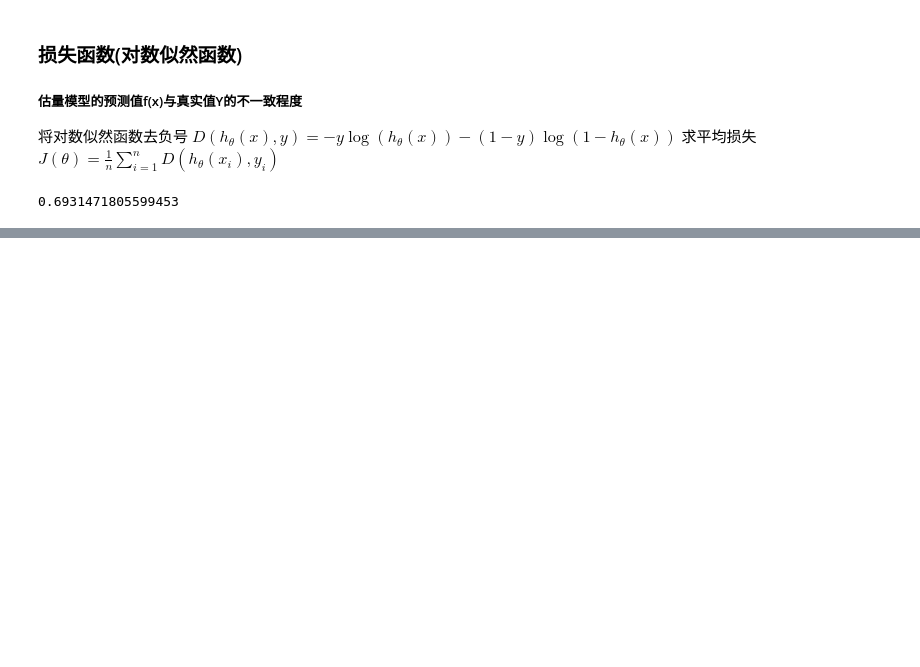
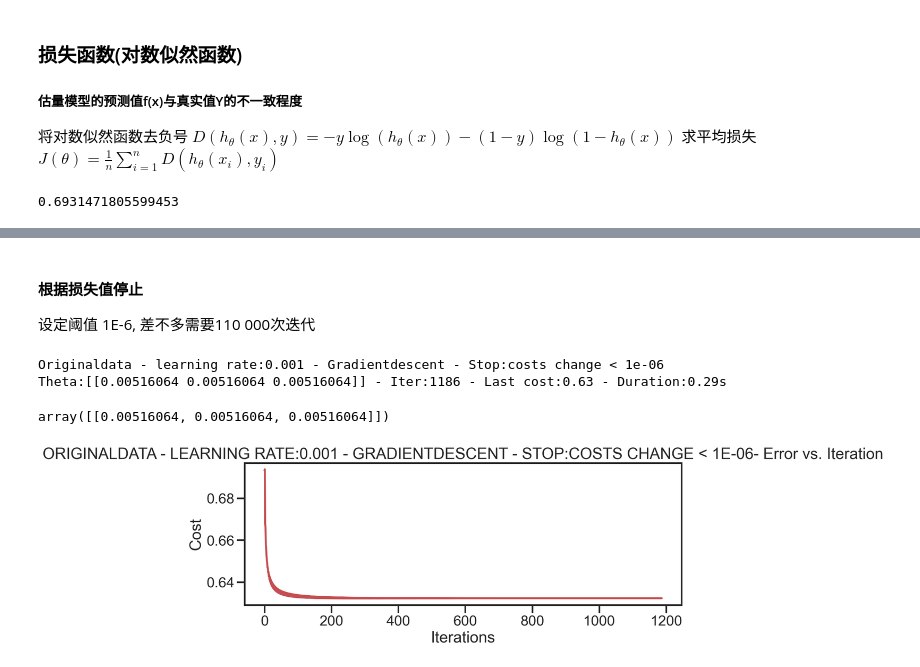
Before and after one commit to joeybaba/mywork, a Jupyter notebook: regressionalgorithm/logisticsregression.ipynb, the cells around one changed output, grey strips where cells are left out. Saved outputs shown, nothing was run; the diff lists cells and outputs as text; code cells hidden in the pictures; blank space fills up the shorter version.

```diff
--- a/regressionalgorithm/logisticsregression.ipynb
+++ b/regressionalgorithm/logisticsregression.ipynb
@@ -136,0 +140,8 @@ array([[0., 0., 0.]])
+# %%
+def gradient(X, y, theta):
+    grad = np.zeros(theta.shape)
+    error = (model(X,theta) - y).ravel() #ravel函数降维[,,,,]
+    for j in range(len(theta.ravel())):
+        term = np.multiply(error,X[:,j])
+        grad[0:j] = np.sum(term) / len(X)
+    return grad
@@ -136,0 +250,11 @@ array([[0., 0., 0.]])
+# %% [markdown]
+#### 根据损失值停止
+设定阈值 1E-6, 差不多需要110 000次迭代
+# %%
+n = 100
+runExpe(orig_data, theta, n, STOP_COST, thresh=0.000001, alpha=0.001)
+# %% [output]
+Originaldata - learning rate:0.001 - Gradientdescent - Stop:costs change < 1e-06
+Theta:[[0.00516064 0.00516064 0.00516064]] - Iter:1186 - Last cost:0.63 - Duration:0.29s
+array([[0.00516064, 0.00516064, 0.00516064]])
+[figure, added]
```
Also changed, not shown: parts of 36 cells of this notebook, 5 other files.
